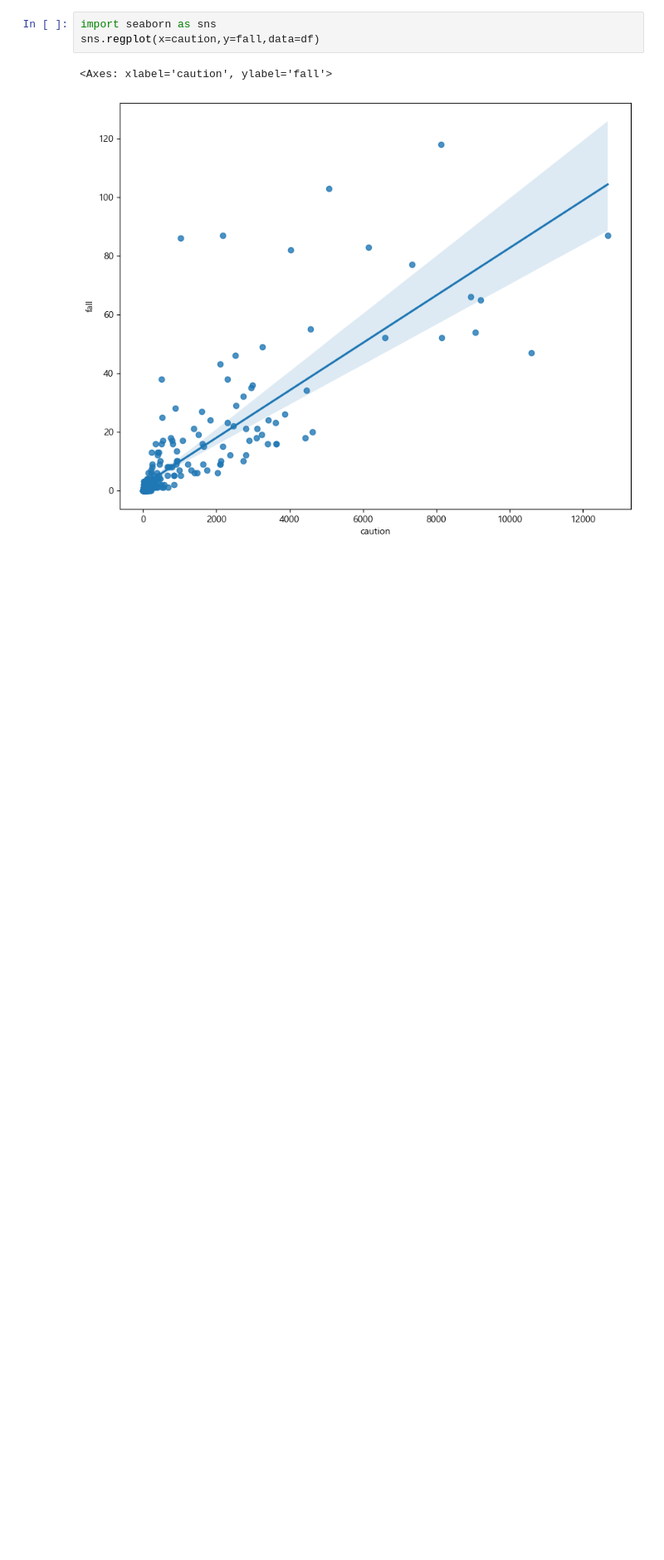
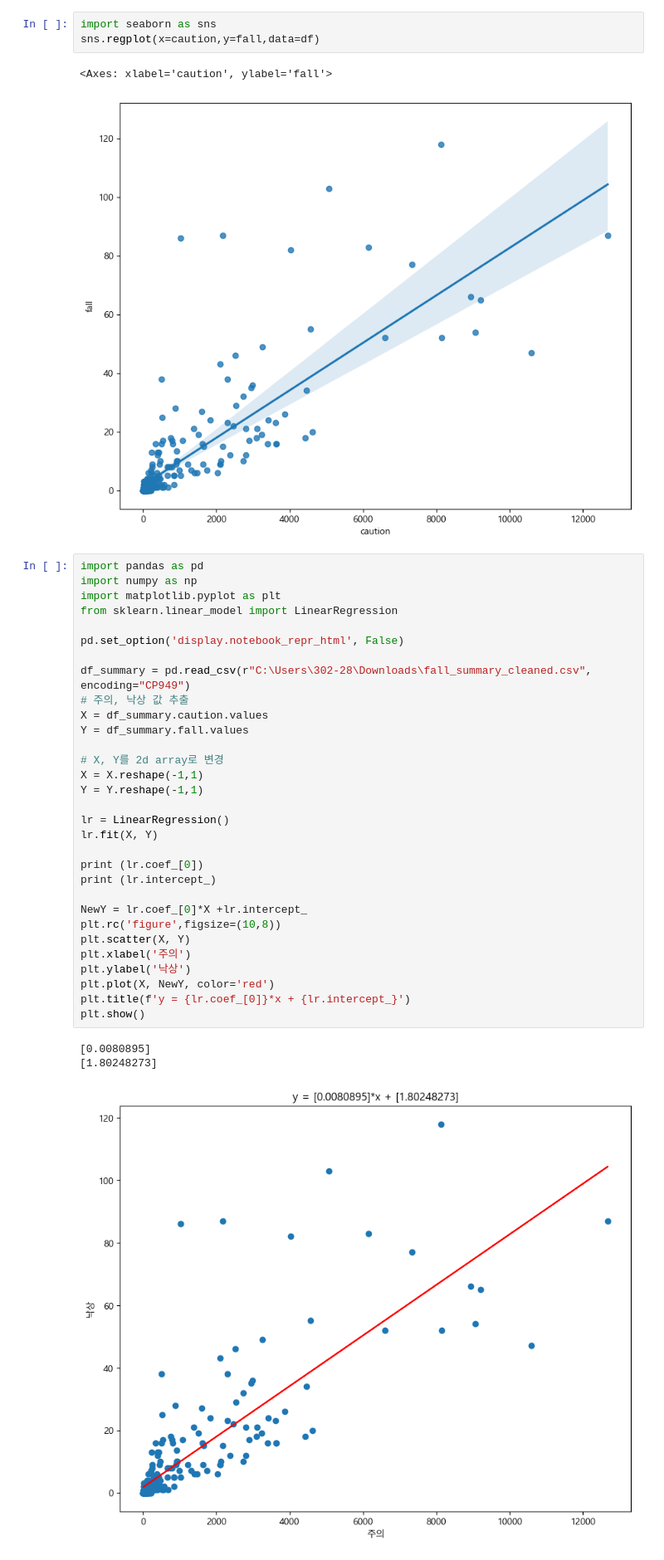
Before and after one commit to youngbeom9/healthcare_bigdata_pratice, a Jupyter notebook: load_linear-10.ipynb, the cells around one changed output. Shown: that part at 83% size. Cells and saved outputs as stored; diff of their text form; blank space fills up the shorter version.

```diff
--- a/load_linear-10.ipynb
+++ b/load_linear-10.ipynb
@@ -33,3 +33,38 @@ sns.regplot(x=caution,y=fall,data=df)
 # %% [output]
 <Axes: xlabel='caution', ylabel='fall'>
 [figure]
+# %%
+import pandas as pd
+import numpy as np
+import matplotlib.pyplot as plt
+from sklearn.linear_model import LinearRegression
+
+pd.set_option('display.notebook_repr_html', False)
+
+df_summary = pd.read_csv(r"C:\Users\302-28\Downloads\fall_summary_cleaned.csv", encoding="CP949")
+# 주의, 낙상 값 추출
+X = df_summary.caution.values
+Y = df_summary.fall.values
+
+# X, Y를 2d array로 변경
+X = X.reshape(-1,1)
+Y = Y.reshape(-1,1)
+
+lr = LinearRegression()
+lr.fit(X, Y)
+
+print (lr.coef_[0])
+print (lr.intercept_)
+
+NewY = lr.coef_[0]*X +lr.intercept_
+plt.rc('figure',figsize=(10,8))
+plt.scatter(X, Y)
+plt.xlabel('주의')
+plt.ylabel('낙상')
+plt.plot(X, NewY, color='red')
+plt.title(f'y = {lr.coef_[0]}*x + {lr.intercept_}')
+plt.show()
+# %% [output]
+[0.0080895]
+[1.80248273]
+[figure, added]
```
